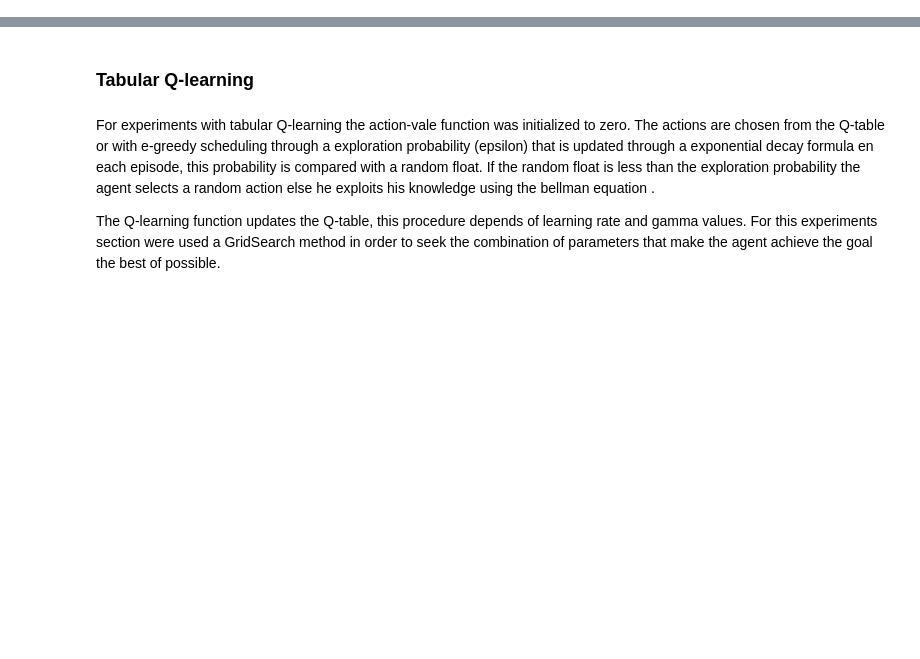
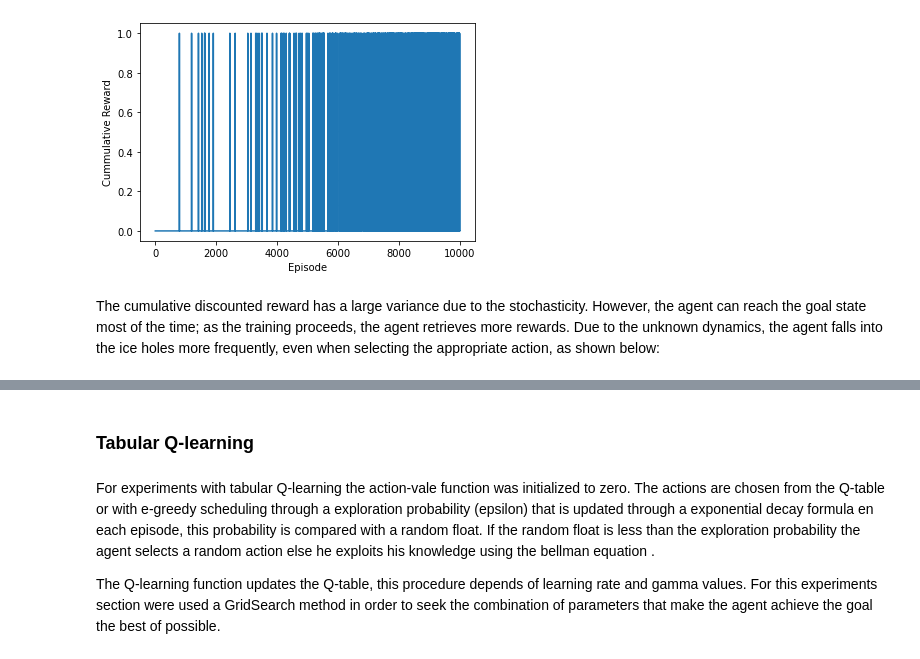
Before and after one commit to thurbridi/mo436-project-1, a Jupyter notebook: notebooks/project_1.ipynb, the cells around one changed output, grey strips where cells are left out. Drawn from its saved outputs; the diff is of its cells as text; code cells hidden in the pictures; blank space fills up the shorter version.

```diff
--- a/notebooks/project_1.ipynb
+++ b/notebooks/project_1.ipynb
@@ -5,0 +194,6 @@ sys.path.insert(0, '../src')
+# %%
+Q, env = train_tabular(stochastic=True, episodes=10000, gamma=1, n0=1000)
+# %% [output]
+[figure, added]
+# %% [markdown]
+The cumulative discounted reward has a large variance due to the stochasticity. However, the agent can reach the goal state most of the time; as the training proceeds, the agent retrieves more rewards. Due to the unknown dynamics, the agent falls into the ice holes more frequently, even when selecting the appropriate action, as shown below:
```
Also changed, not shown: parts of 51 cells of this notebook, 1 other file.
